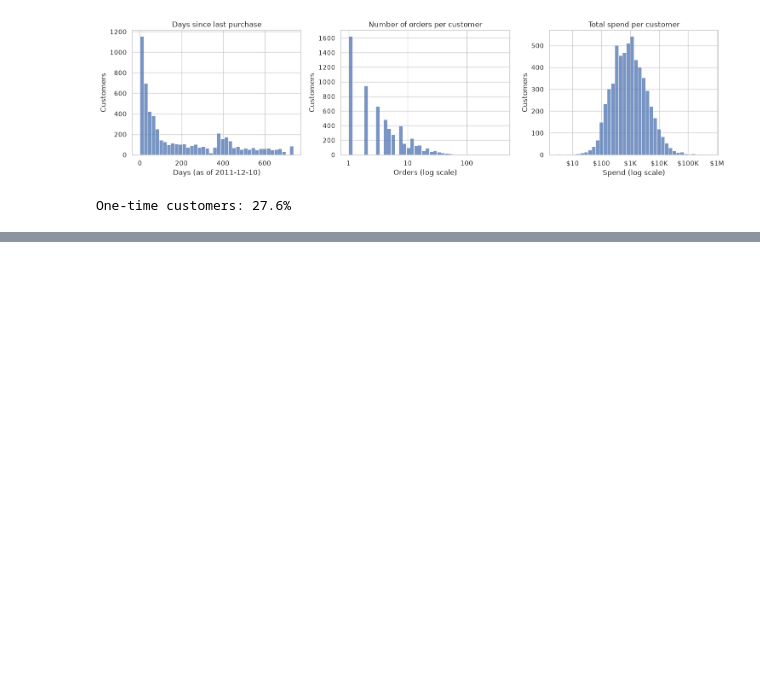
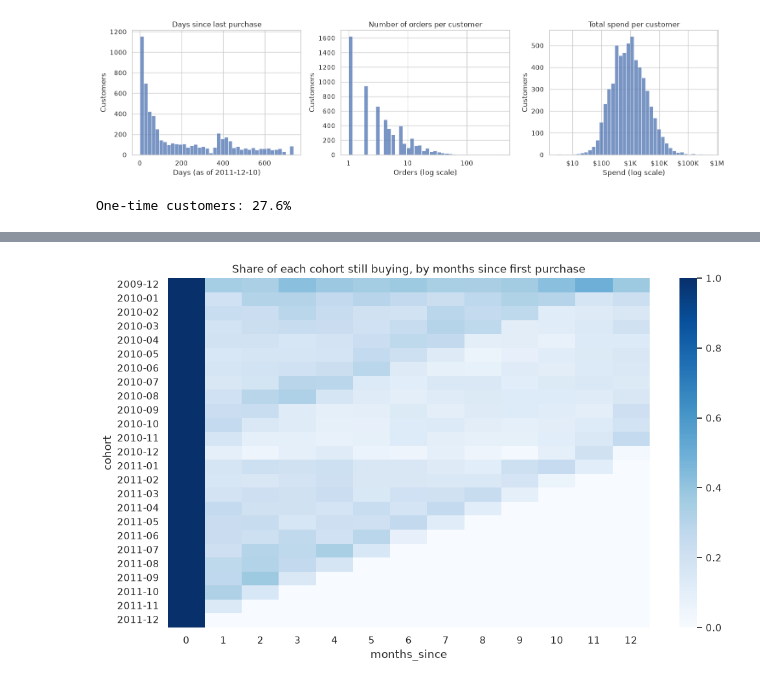
Before and after one commit to Jshort805/online-retail-ltv-churn-medallion, a Jupyter notebook: notebooks/03_gold_rfm_cohorts.ipynb, the cells around one changed output, grey strips where cells are left out. Cells and saved outputs as stored; diff of their text form; code cells hidden in the pictures; blank space fills up the shorter version.

```diff
--- a/notebooks/03_gold_rfm_cohorts.ipynb
+++ b/notebooks/03_gold_rfm_cohorts.ipynb
@@ -141,0 +171,15 @@ One-time customers: 27.6%
+# %%
+first = sales.groupby("Customer_ID")["order_month"].min().rename("cohort")
+act = (sales.merge(first, on="Customer_ID")[["Customer_ID", "cohort", "order_month"]]
+            .drop_duplicates())
+act["months_since"] = (act["order_month"] - act["cohort"]).apply(lambda d: d.n)
+
+ret = act.groupby(["cohort", "months_since"])["Customer_ID"].nunique().unstack(fill_value=0)
+ret_pct = ret.div(ret[0], axis=0).iloc[:, :13]   # first 12 months
+
+plt.figure(figsize=(12, 7))
+sns.heatmap(ret_pct, cmap="Blues", vmin=0, vmax=1)
+plt.title("Share of each cohort still buying, by months since first purchase")
+plt.show()
+# %% [output]
+[figure, added]
```
Also changed, not shown: parts of 2 cells of this notebook.
